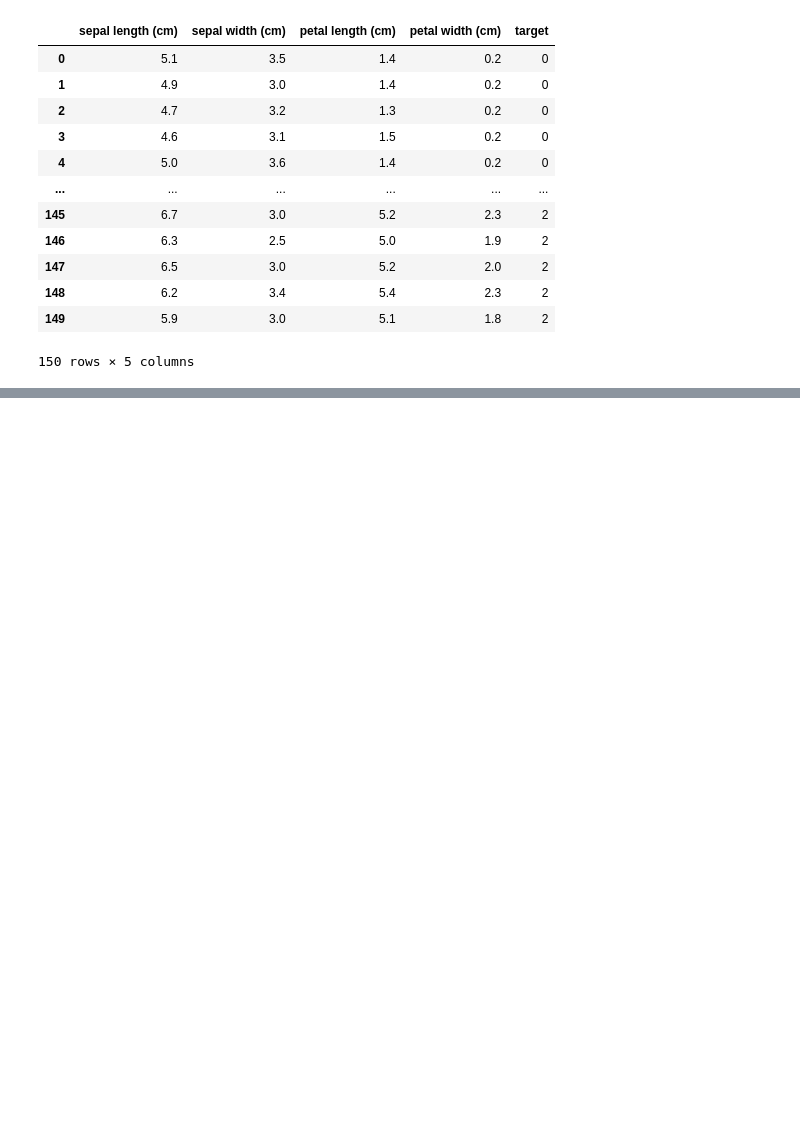
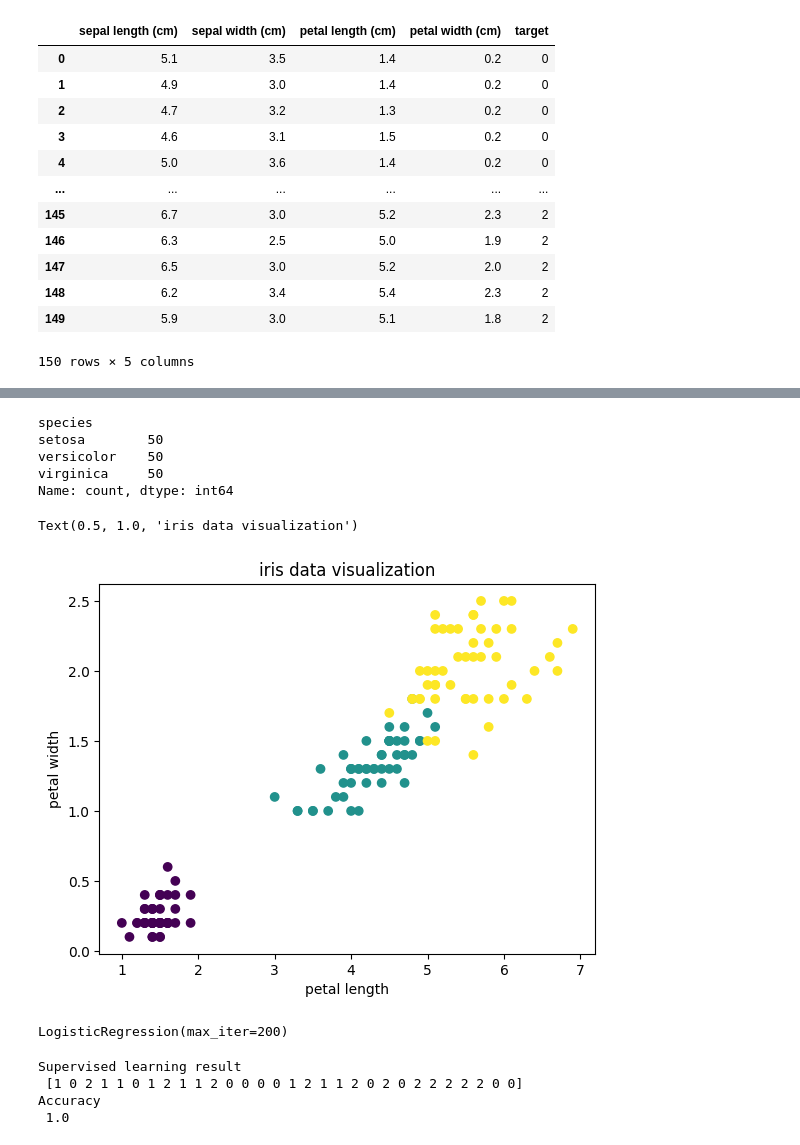
Before and after one commit to NawarajPoudel18/30-Data-science, a Jupyter notebook: day17.ipynb, the cells around one changed output, grey strips where cells are left out. Cells and saved outputs as stored; diff of their text form; code cells hidden in the pictures; blank space fills up the shorter version.

Commit message:
data science day seventeen

```diff
--- a/day17.ipynb
+++ b/day17.ipynb
@@ -77,3 +78,11 @@ df
 | 148 | 6.2 | 3.4 | 5.4 | 2.3 | 2 |
 | 149 | 5.9 | 3.0 | 5.1 | 1.8 | 2 |
 150 rows × 5 columns
+# %%
+# mapping numeric target to specific name
+df['species']=df['target'].map({
+    0:'setosa',
+    1:'versicolor',
+    2:'virginica'
+})
+df
@@ -79,0 +116,18 @@ df
+# %%
+print(df['species'].value_counts())
+# %% [output]
+species
+setosa        50
+versicolor    50
+virginica     50
+Name: count, dtype: int64
+# %%
+# visualixation
+plt.figure()
+plt.scatter(df['petal length (cm)'],df['petal width (cm)'],c=df['target'])
+plt.xlabel("petal length")
+plt.ylabel("petal width")
+plt.title("iris data visualization")
+# %% [output]
+Text(0.5, 1.0, 'iris data visualization')
+[figure, added]
@@ -79,0 +140,16 @@ df
+# %%
+# training model
+model=LogisticRegression(max_iter=200)
+model.fit(X_train,y_train)
+# %% [output]
+LogisticRegression(max_iter=200)
+# %%
+# pridction
+y_pred=model.predict(X_test)
+print("Supervised learning result \n",y_pred)
+print("Accuracy \n",accuracy_score(y_test,y_pred))
+# %% [output]
+Supervised learning result
+ [1 0 2 1 1 0 1 2 1 1 2 0 0 0 0 1 2 1 1 2 0 2 0 2 2 2 2 2 0 0]
+Accuracy
+ 1.0
```
Also changed, not shown: parts of 5 cells of this notebook.
